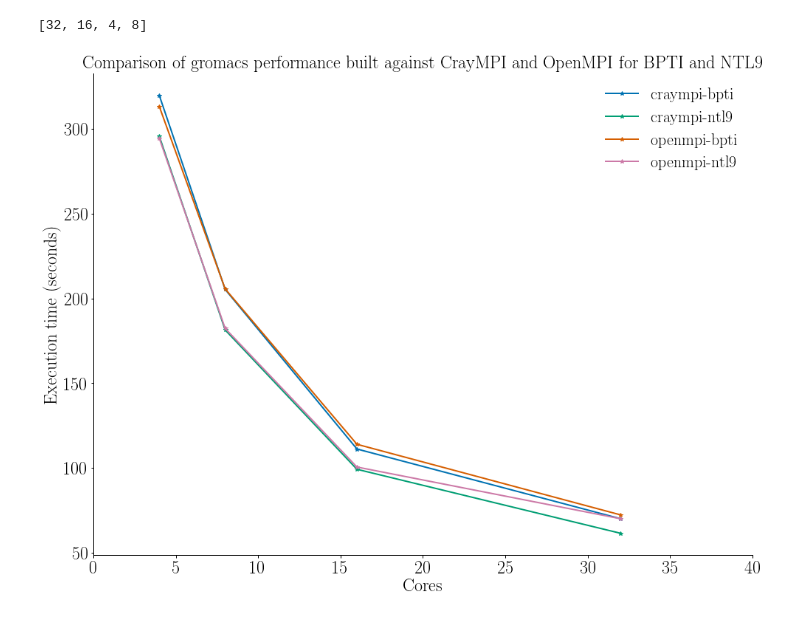
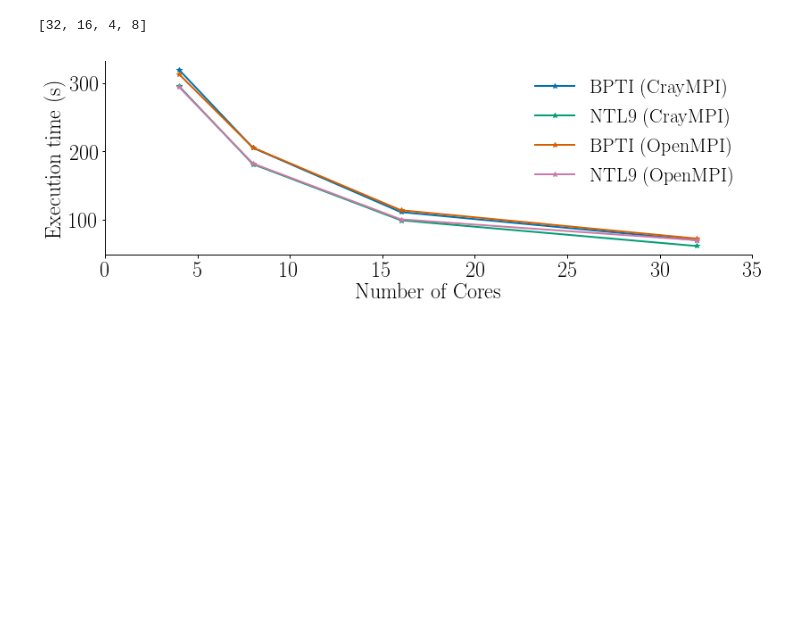
Before and after one commit to radical-cybertools/radical.benchmark, a Jupyter notebook: gromacs-benchmark/plotme.ipynb, the cells around one changed output. Drawn from its saved outputs; the diff is of its cells as text; code cells hidden in the pictures; blank space fills up the shorter version.

Commit message:
Fix import and plotting

```diff
--- a/gromacs-benchmark/plotme.ipynb
+++ b/gromacs-benchmark/plotme.ipynb
@@ -87,9 +87,11 @@ for i in range(len(tableau20)):
     r, g, b = tableau20[i]
     tableau20[i] = (r / 255., g / 255., b / 255.)
 
-# Return a single plot without right and top axes
-def fig_setup():
-    fig = plt.figure(figsize=(16,12))
+# Return a single plot without right and top axes, spanning one column text.
+def fig_setup(figsize=None):
+    if not figsize:
+        figsize = (13,7)
+    fig = plt.figure(figsize=figsize)
     ax = fig.add_subplot(111)
     ax.spines["top"].set_visible(False)
     ax.spines["right"].set_visible(False)
@@ -128,14 +130,19 @@ df.sort_index(inplace=True)
 # %% [output]
 [32, 16, 4, 8]
 # %%
-fig, ax = fig_setup()
+fig, ax = fig_setup(figsize = (13,4))
 
-ax = df.plot(ax=ax,kind='line', marker='*', xlim=(0,40),title='Comparison of gromacs performance built against CrayMPI and OpenMPI for BPTI and NTL9')
-ax.set_xlabel('Cores')
-ax.set_ylabel('Execution time (seconds)')
+# title='Comparison of gromacs performance built against CrayMPI and OpenMPI for BPTI and NTL9'
+
+ax = df.plot(ax=ax, kind='line', marker='*', xlim=(0,40))
+ax.set_xlabel('Number of Cores')
+ax.set_ylabel('Execution time (s)')
 ax.set_title(ax.get_title())
+
+ax.legend(labels=['BPTI (CrayMPI)', 'NTL9 (CrayMPI)', 'BPTI (OpenMPI)', 'NTL9 (OpenMPI)'])
+ax.set_xlim(0,35)
 
 fig.savefig('./gromacs_perf_craympi_vs_openmpi.pdf', dpi=100, bbox_inches='tight')
 fig.savefig('./gromacs_perf_craympi_vs_openmpi.png', dpi=100, bbox_inches='tight')
 # %% [output]
-[figure, old version]
+[figure, new version]
```
Also changed, not shown: parts of 1 cell of this notebook.
